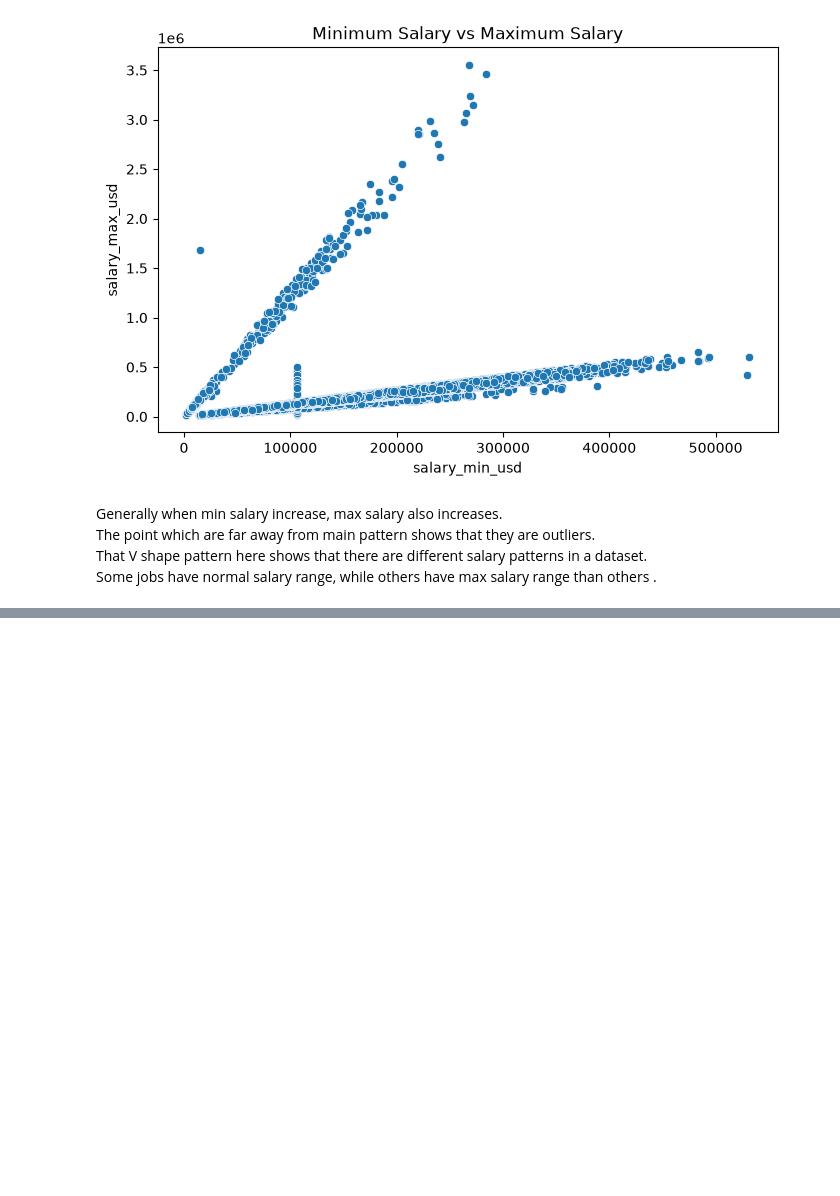
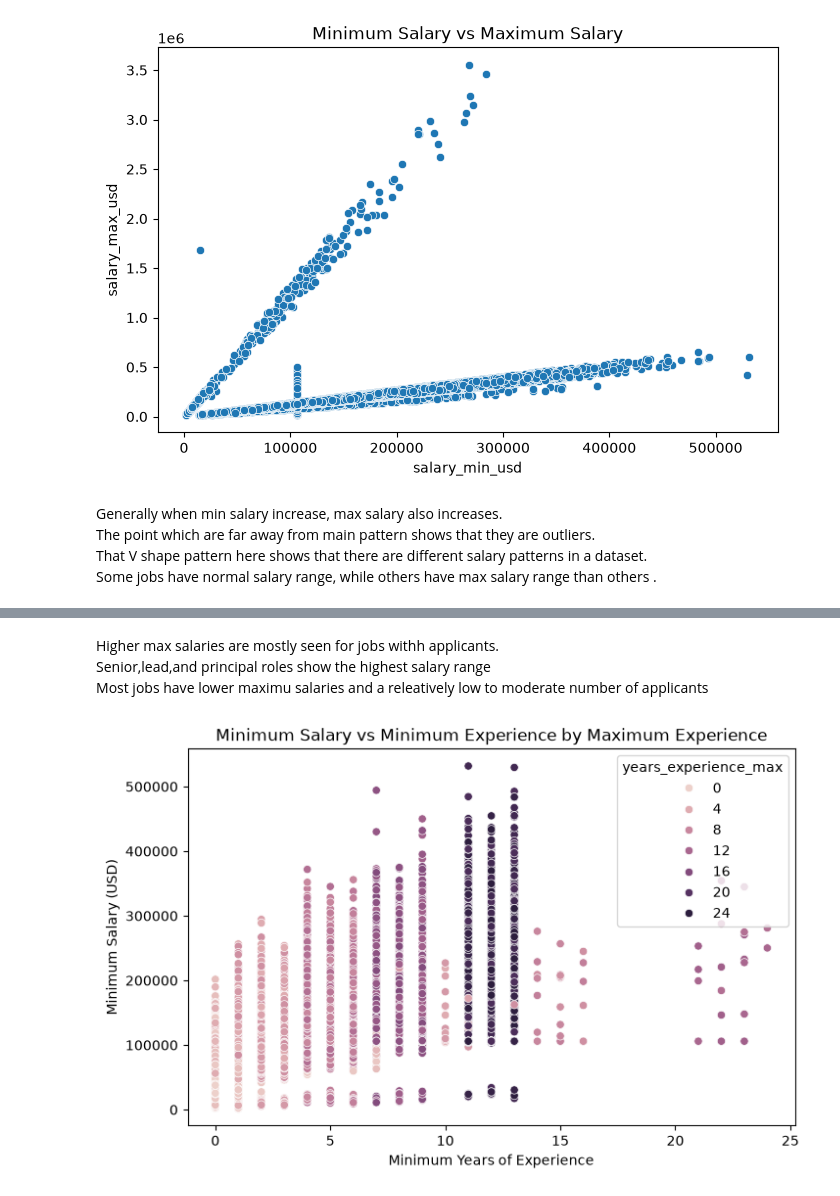
Before and after one commit to itsvartika23/Vartika_Singh_EDA, a Jupyter notebook: EDA.ipynb, the cells around one changed output, grey strips where cells are left out. Cells and saved outputs as stored; diff of their text form; code cells hidden in the pictures; blank space fills up the shorter version.

```diff
--- a/EDA.ipynb
+++ b/EDA.ipynb
@@ -1369,0 +1390,13 @@ Some jobs have normal salary range, while others have max salary range than othe
+# %% [markdown]
+Higher max salaries are mostly seen for  jobs withh applicants.<br>
+Senior,lead,and principal roles show the highest salary range<br>
+Most jobs have lower maximu salaries and a releatively low to moderate number of applicants
+# %%
+plt.figure(figsize=(8,5))
+sns.scatterplot(data=df,x='years_experience_min',y='salary_min_usd',hue='years_experience_max')
+plt.title('Minimum Salary vs Minimum Experience by Maximum Experience')
+plt.xlabel('Minimum Years of Experience')
+plt.ylabel('Minimum Salary (USD)')
+plt.show()
+# %% [output]
+[figure, added]
```
Also changed, not shown: parts of 81 cells of this notebook.
